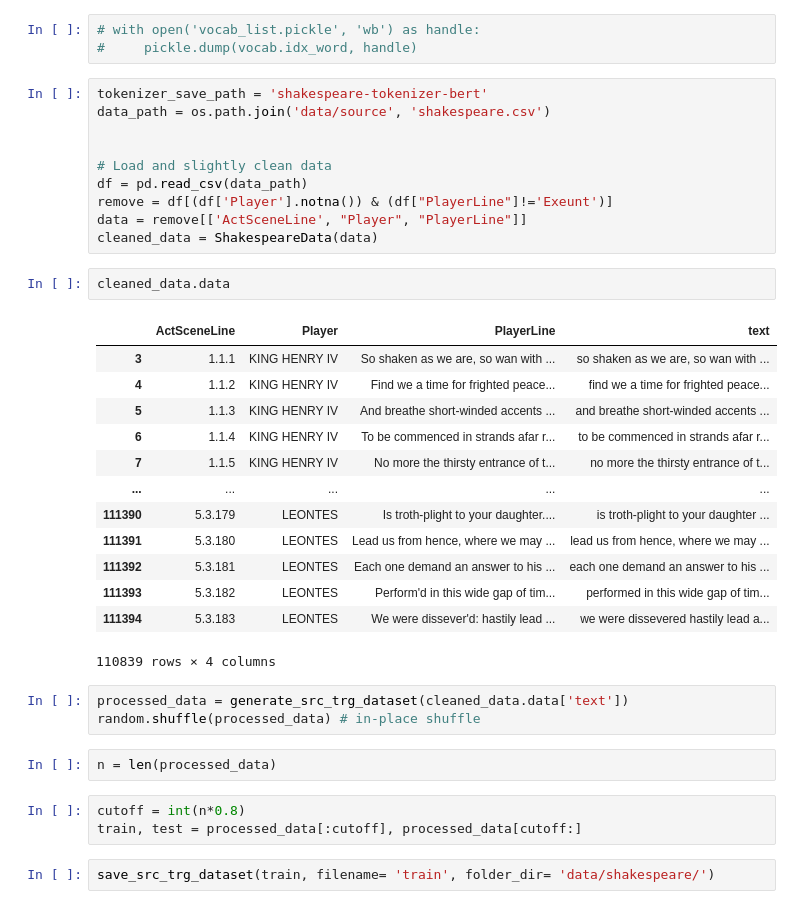
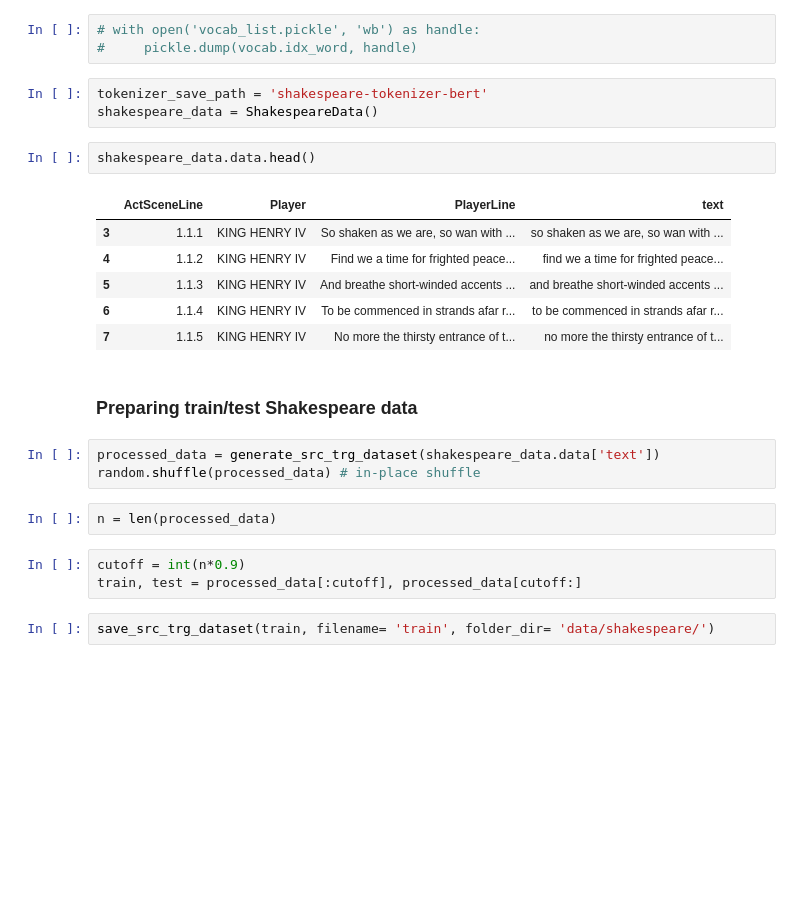
Before and after one commit to xianyingkong/diffusion-text-generation, a Jupyter notebook: data-playground.ipynb, the cells around one changed output. Saved outputs shown, nothing was run; the diff lists cells and outputs as text; blank space fills up the shorter version.

```diff
--- a/data-playground.ipynb
+++ b/data-playground.ipynb
@@ -171,37 +135,25 @@ def generate_and_save_dataset(data_text_column, filename= 'data', folder_dir= ''
 #     pickle.dump(vocab.idx_word, handle)
 # %%
 tokenizer_save_path = 'shakespeare-tokenizer-bert'
-data_path = os.path.join('data/source', 'shakespeare.csv')
-
-
-# Load and slightly clean data
-df = pd.read_csv(data_path)
-remove = df[(df['Player'].notna()) & (df["PlayerLine"]!='Exeunt')]
-data = remove[['ActSceneLine', "Player", "PlayerLine"]]
-cleaned_data = ShakespeareData(data)
+shakespeare_data = ShakespeareData()
 # %%
-cleaned_data.data
+shakespeare_data.data.head()
 # %% [output]
 |  | ActSceneLine | Player | PlayerLine | text |
 | 3 | 1.1.1 | KING HENRY IV | So shaken as we are, so wan with ... | so shaken as we are, so wan with ... |
 | 4 | 1.1.2 | KING HENRY IV | Find we a time for frighted peace... | find we a time for frighted peace... |
 | 5 | 1.1.3 | KING HENRY IV | And breathe short-winded accents ... | and breathe short-winded accents ... |
 | 6 | 1.1.4 | KING HENRY IV | To be commenced in strands afar r... | to be commenced in strands afar r... |
 | 7 | 1.1.5 | KING HENRY IV | No more the thirsty entrance of t... | no more the thirsty entrance of t... |
-| ... | ... | ... | ... | ... |
-| 111390 | 5.3.179 | LEONTES | Is troth-plight to your daughter.... | is troth-plight to your daughter ... |
-| 111391 | 5.3.180 | LEONTES | Lead us from hence, where we may ... | lead us from hence, where we may ... |
-| 111392 | 5.3.181 | LEONTES | Each one demand an answer to his ... | each one demand an answer to his ... |
-| 111393 | 5.3.182 | LEONTES | Perform'd in this wide gap of tim... | performed in this wide gap of tim... |
-| 111394 | 5.3.183 | LEONTES | We were dissever'd: hastily lead ... | we were dissevered hastily lead a... |
-110839 rows × 4 columns
+# %% [markdown]
+### Preparing train/test Shakespeare data
 # %%
-processed_data = generate_src_trg_dataset(cleaned_data.data['text'])
+processed_data = generate_src_trg_dataset(shakespeare_data.data['text'])
 random.shuffle(processed_data) # in-place shuffle
 # %%
 n = len(processed_data)
 # %%
-cutoff = int(n*0.8)
+cutoff = int(n*0.9)
 train, test = processed_data[:cutoff], processed_data[cutoff:]
 # %%
 save_src_trg_dataset(train, filename= 'train', folder_dir= 'data/shakespeare/')
```
Also changed, not shown: parts of 30 cells of this notebook, 5 other files.
